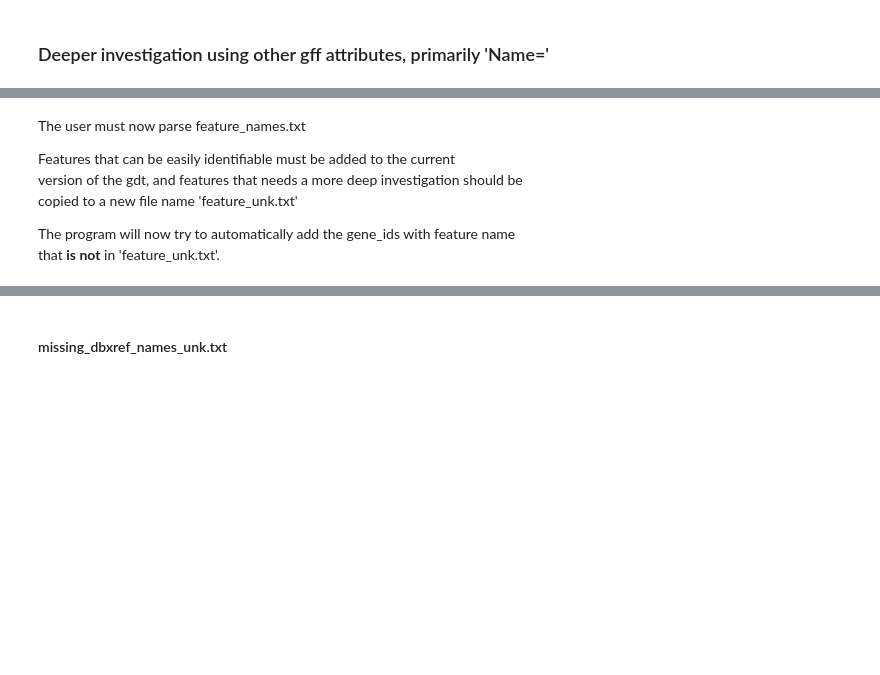
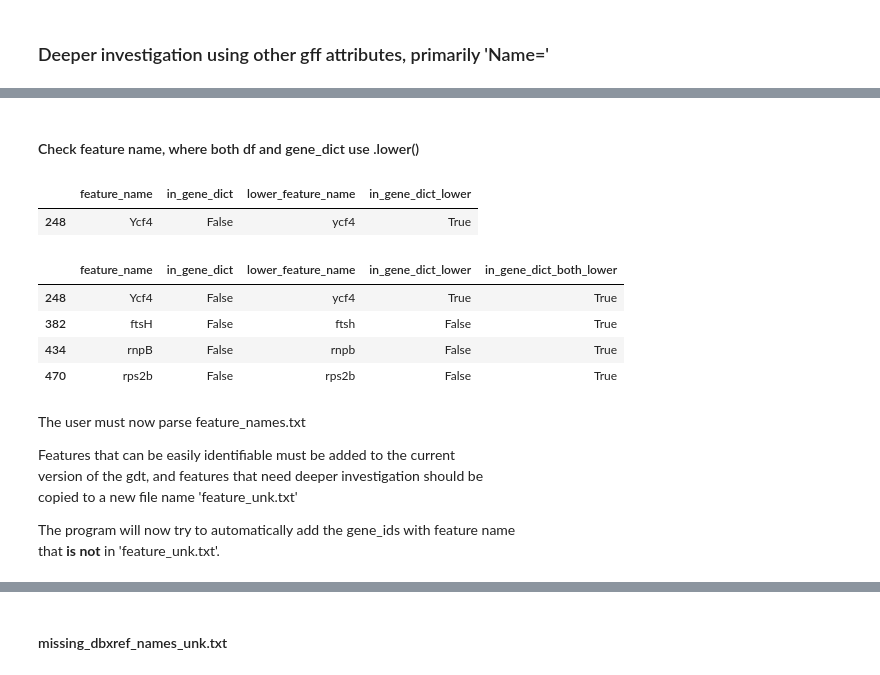
Before and after one commit to brenodupin/gdt, a Jupyter notebook: notebooks/AN_missing_dbxref.ipynb, the cells around one changed output, grey strips where cells are left out. Drawn from its saved outputs; the diff is of its cells as text; code cells hidden in the pictures; blank space fills up the shorter version.

```diff
--- a/notebooks/AN_missing_dbxref.ipynb
+++ b/notebooks/AN_missing_dbxref.ipynb
@@ -173,10 +225,10 @@ for AN in an_with_no_dbxref:
     an_path = DATA_DIR / f"{AN}{gff_suffix}"
     df = gdt.gff3_utils.load_gff3(
         an_path, query_string=global_query_string, usecols=gdt.GFF3_COLUMNS
-    )  # TODO change query_string!
+    )
     df = gdt.gff3_utils.filter_orfs(df) if remove_orfs else df
 
-    df["gene_id"] = df["attributes"].str[3:].str.partition(";", expand=False).str[0]
+    df["gene_id"] = df["attributes"].str.extract(RE_ID, expand=False)
     df = df[~df["gene_id"].isin(gene_dict)]
 
     df["name"] = df["attributes"].str.extract(RE_NAME, expand=False)
@@ -193,7 +245,7 @@ for AN in an_with_no_dbxref:
         .all(axis=1)
         .any()
     ):
-        logger.debug(f"Warning: {AN} has a row with no identifiable atribute.")
+        logger.debug(f"Warning: {AN} has row(s) with no identifiable atribute.")
         logger.debug(
             "Please modify this script to add a new possible identifiable attribute or just remove the AN from the list."
         )
@@ -241,4 +295,28 @@ else:
 # df with 2 columns, one for feature_names and one for in_gene_dict
 new_df = pd.DataFrame({"feature_name": features_info_df["feature_name"].unique()})
 new_df["in_gene_dict"] = new_df["feature_name"].isin(gene_dict)
+# %% [markdown]
+#### Check feature name, where both df and gene_dict use .lower()
+# %%
+check_df = new_df[~new_df["in_gene_dict"]].copy()
+# %%
+check_df["lower_feature_name"] = check_df["feature_name"].str.lower()
+check_df["in_gene_dict_lower"] = check_df["lower_feature_name"].isin(gene_dict)
+# %%
+check_df[check_df["in_gene_dict_lower"]]
+# %% [output]
+|  | feature_name | in_gene_dict | lower_feature_name | in_gene_dict_lower |
+| 248 | Ycf4 | False | ycf4 | True |
+# %%
+check_df["in_gene_dict_both_lower"] = check_df["lower_feature_name"].isin(
+    [x.lower() for x in gene_dict]
+)
+# %%
+check_df[check_df["in_gene_dict_both_lower"]]
+# %% [output]
+|  | feature_name | in_gene_dict | lower_feature_name | in_gene_dict_lower | in_gene_dict_both_lower |
+| 248 | Ycf4 | False | ycf4 | True | True |
+| 382 | ftsH | False | ftsh | False | True |
+| 434 | rnpB | False | rnpb | False | True |
+| 470 | rps2b | False | rps2b | False | True |
 # %%
@@ -254,7 +331,7 @@ features_info_df.to_csv(
 The user must now parse feature_names.txt
 
 Features that can be easily identifiable must be added to the current
-version of the gdt, and features that needs a more deep investigation should be
+version of the gdt, and features that need deeper investigation should be
 copied to a new file name 'feature_unk.txt'
 
 The program will now try to automatically add the gene_ids with feature name
```
Also changed, not shown: parts of 25 cells of this notebook, 1 other file.
